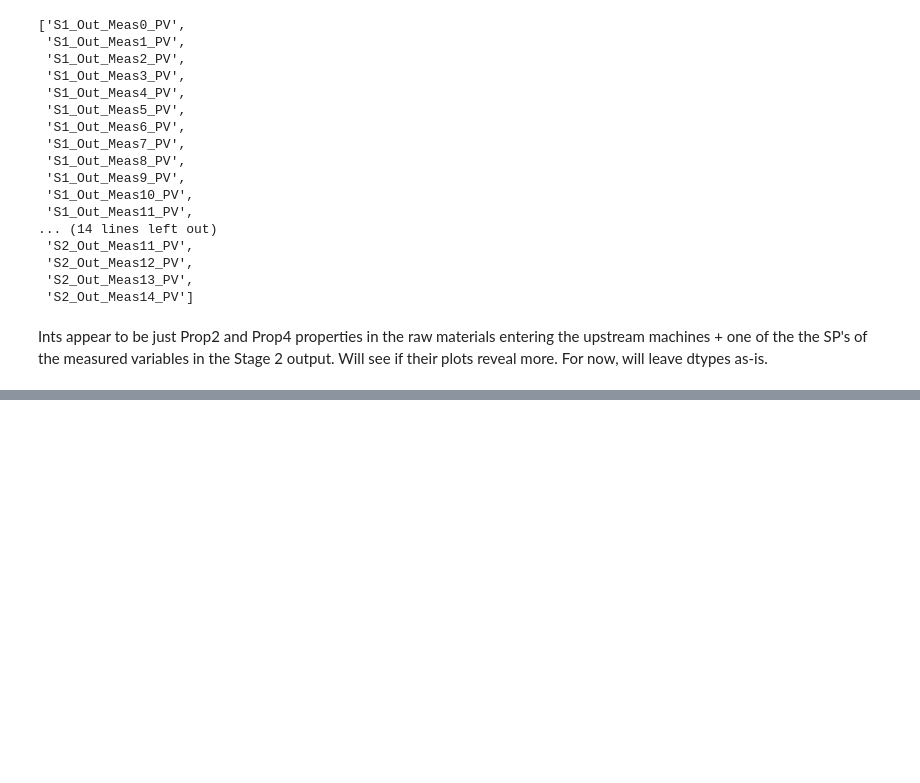
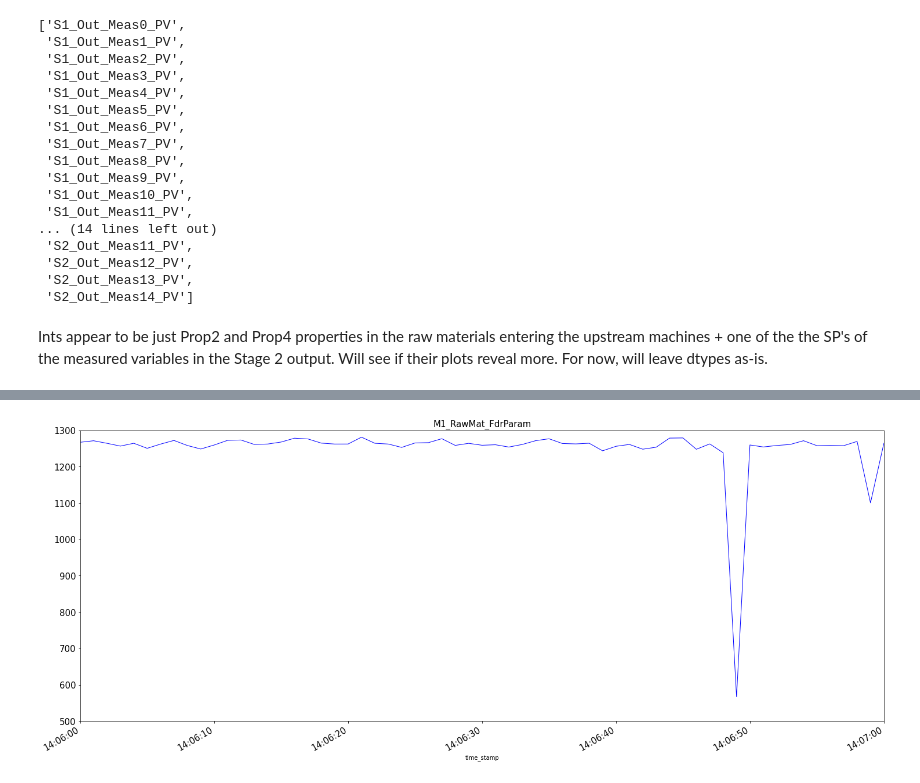
Before and after one commit to gbadeleye/Manufacturing-Projects, a Jupyter notebook: Multistage_Continuous_Flow_EDA.ipynb, the cells around one changed output, grey strips where cells are left out. Saved outputs shown, nothing was run; the diff lists cells and outputs as text; code cells hidden in the pictures; blank space fills up the shorter version.

```diff
--- a/Multistage_Continuous_Flow_EDA.ipynb
+++ b/Multistage_Continuous_Flow_EDA.ipynb
@@ -292,0 +357,6 @@ Some observations:
+# %%
+plot_big(df['M1_RawMat_FdrParam'])
+fig.gca().set_xlim(['2019-03-06 14:06:00','2019-03-06 14:07:00']);
+fig.gca().set_ylim([500,1300]);
+# %% [output]
+[figure, added]
```
Also changed, not shown: parts of 14 cells of this notebook.
